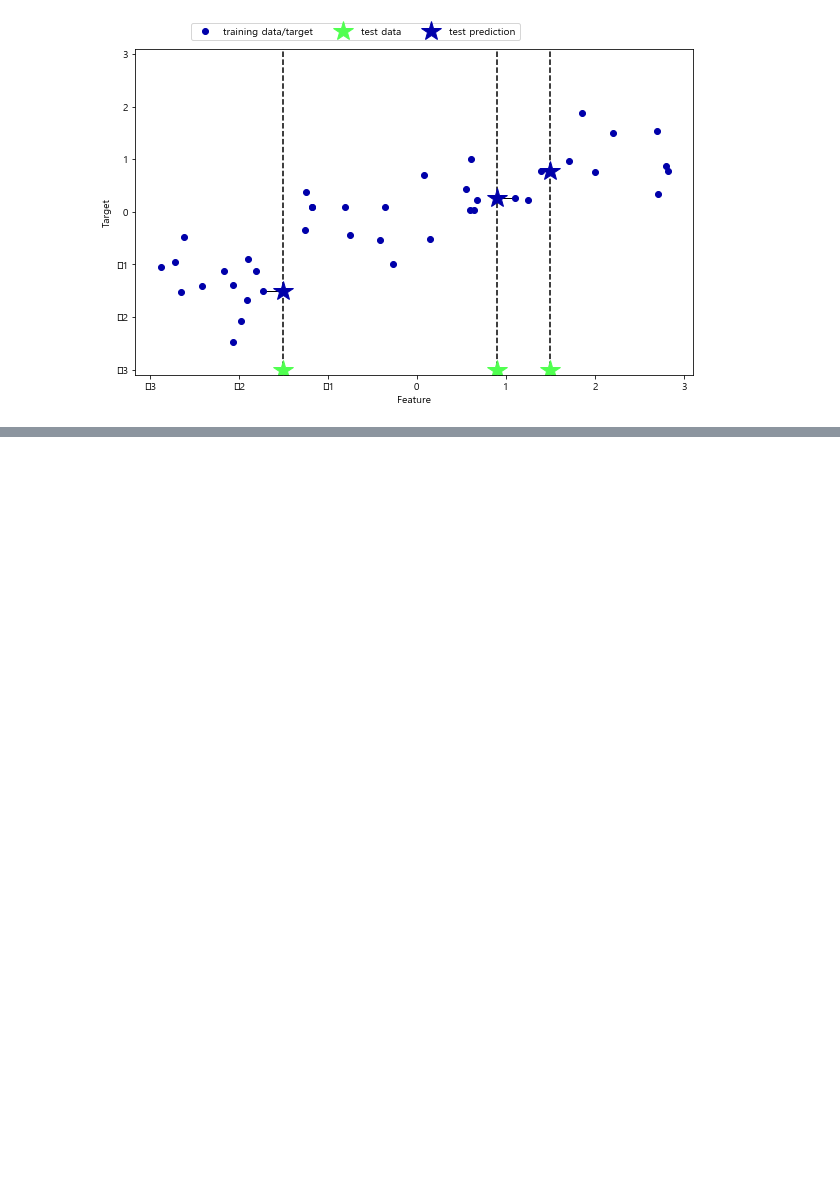
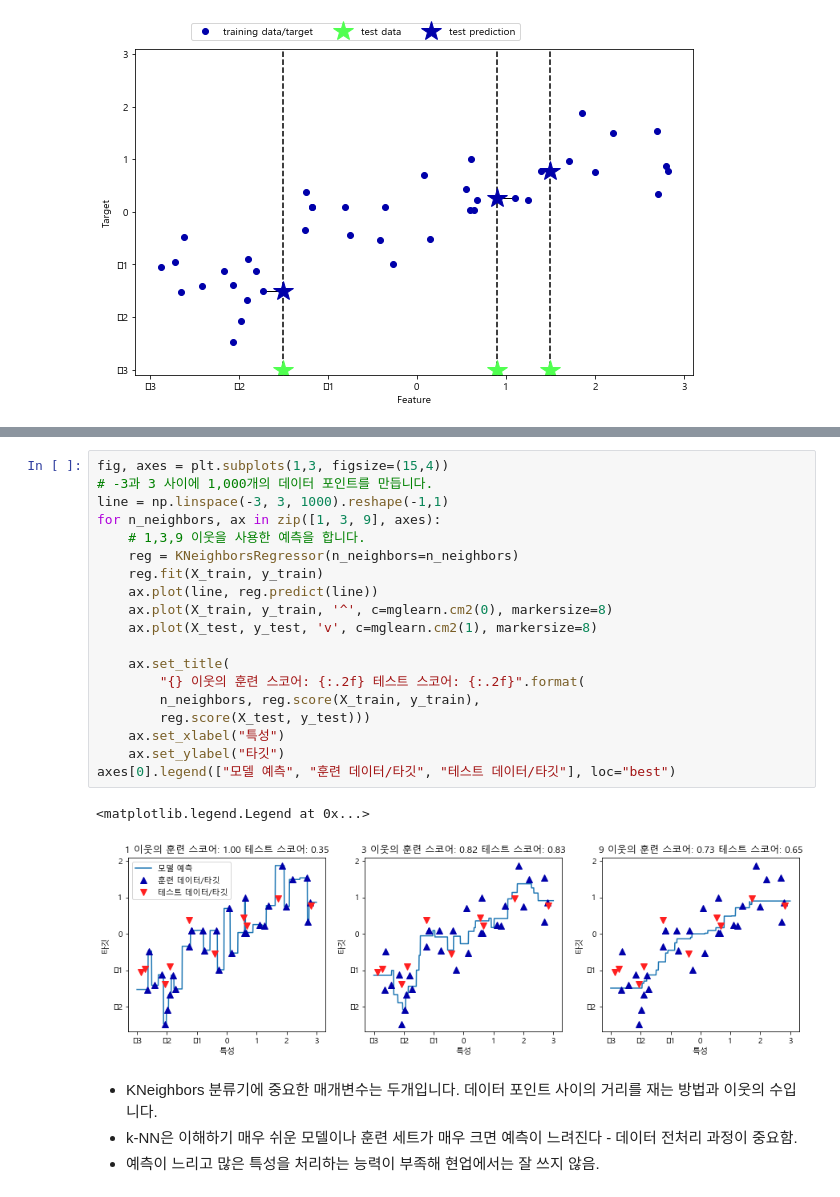
Before and after one commit to noveline4530/Machine_Learning_scikit-learn, a Jupyter notebook: ml03_190213.ipynb, the cells around one changed output, grey strips where cells are left out. Drawn from its saved outputs; the diff is of its cells as text; blank space fills up the shorter version.

```diff
--- a/ml03_190213.ipynb
+++ b/ml03_190213.ipynb
@@ -179,0 +208,26 @@ mglearn.plots.plot_knn_regression(n_neighbors=1)
+# %%
+fig, axes = plt.subplots(1,3, figsize=(15,4))
+# -3과 3 사이에 1,000개의 데이터 포인트를 만듭니다.
+line = np.linspace(-3, 3, 1000).reshape(-1,1)
+for n_neighbors, ax in zip([1, 3, 9], axes):
+    # 1,3,9 이웃을 사용한 예측을 합니다.
+    reg = KNeighborsRegressor(n_neighbors=n_neighbors)
+    reg.fit(X_train, y_train)
+    ax.plot(line, reg.predict(line))
+    ax.plot(X_train, y_train, '^', c=mglearn.cm2(0), markersize=8)
+    ax.plot(X_test, y_test, 'v', c=mglearn.cm2(1), markersize=8)
+
+    ax.set_title(
+        "{} 이웃의 훈련 스코어: {:.2f} 테스트 스코어: {:.2f}".format(
+        n_neighbors, reg.score(X_train, y_train),
+        reg.score(X_test, y_test)))
+    ax.set_xlabel("특성")
+    ax.set_ylabel("타깃")
+axes[0].legend(["모델 예측", "훈련 데이터/타깃", "테스트 데이터/타깃"], loc="best")
+# %% [output]
+<matplotlib.legend.Legend at 0x...>
+[figure, added]
+# %% [markdown]
+- KNeighbors 분류기에 중요한 매개변수는 두개입니다. 데이터 포인트 사이의 거리를 재는 방법과 이웃의 수입니다.
+- k-NN은 이해하기 매우 쉬운 모델이나 훈련 세트가 매우 크면 예측이 느려진다 - 데이터 전처리 과정이 중요함.
+- 예측이 느리고 많은 특성을 처리하는 능력이 부족해 현업에서는 잘 쓰지 않음.
```
Also changed, not shown: parts of 5 cells of this notebook, 1 other file.
